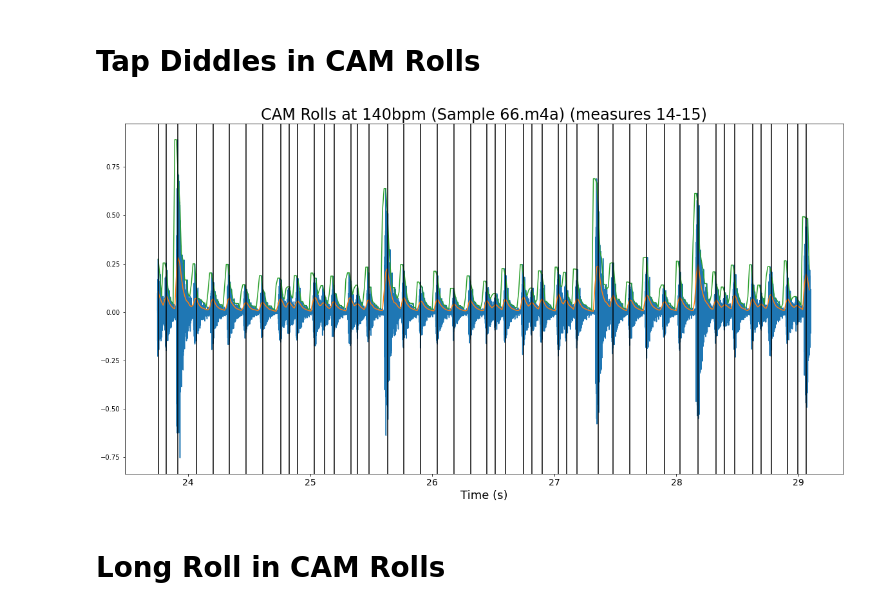
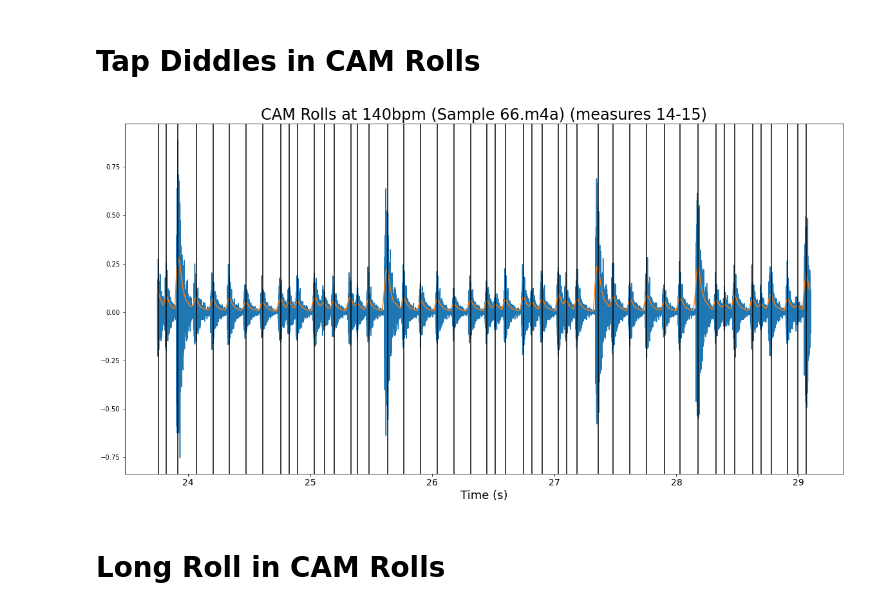
Before and after one commit to prestondunton/rhythm_regression, a Jupyter notebook: RMSEnergy_Transients.ipynb, the cells around one changed output. Cells and saved outputs as stored; diff of their text form; code cells hidden in the pictures.

```diff
--- a/RMSEnergy_Transients.ipynb
+++ b/RMSEnergy_Transients.ipynb
@@ -120,22 +92,12 @@ for transient in transients[1]:
 # %% [markdown]
 # Tap Diddles in CAM Rolls
-# %%
-time_range = (23.75, 29.1)
-#time_range = (0,60)
-
-axs = nbt.plot_signal(signals[1], time_range=time_range)
-
-axs = nbt.plot_rms_energy(signals[1], frame_size=FRAME_LENGTH, hop_length=HOP_LENGTH, time_range=time_range,
-                          fmt='-', original_signal=False, axs=axs)
-
-axs = nbt.plot_amplitude_envelope(signals[1], frame_size=FRAME_LENGTH, hop_length=HOP_LENGTH,
-                            title=plot_titles[1] + ' (measures 14-15)', time_range=time_range,
-                            fmt='-', original_signal=False, axs=axs)
-
-for transient in transients[1]:
-    if time_range[0] <= transient <= time_range[1]:
-        axs.axvline(transient, color='black')
-# %% [output]
-[figure, removed]
+# %%
+time_range = (23.75, 29.1)
+#time_range = (0,60)
+
+nbt.plot_rmse_transients(signals[2], time_range, FRAME_LENGTH, HOP_LENGTH,
+                         AMPLITUDE_THRESHOLD, title=plot_titles[2] + ' (measures 14-15)')
+# %% [output]
+[figure, added]
 # %% [markdown]
 # Long Roll in CAM Rolls
```
Also changed, not shown: parts of 15 cells of this notebook, 2 other files.
